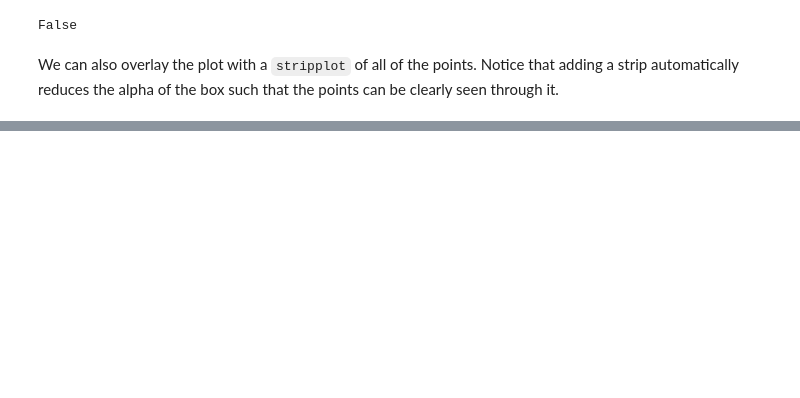
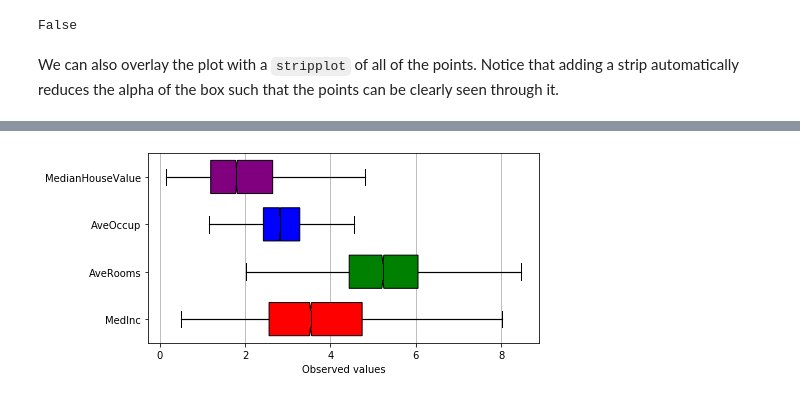
Before and after one commit to gregparkes/turbopanda, a Jupyter notebook: examples/boxplots.ipynb, the cells around one changed output, grey strips where cells are left out. Saved outputs shown, nothing was run; the diff lists cells and outputs as text; code cells hidden in the pictures; blank space fills up the shorter version.

```diff
--- a/examples/boxplots.ipynb
+++ b/examples/boxplots.ipynb
@@ -146,0 +174,8 @@ to the orientation of the users' dataset.
+# %%
+turb.plot.widebox(df_cal[['MedInc','AveRooms','AveOccup','MedianHouseValue']],
+                  colors=['r','g','b','purple'],
+                   outliers=False, vertical=False, notch=True,
+                  bootstrap=1000)
+plt.show()
+# %% [output]
+[figure, added]
```
Also changed, not shown: parts of 23 cells of this notebook, 8 other files.
